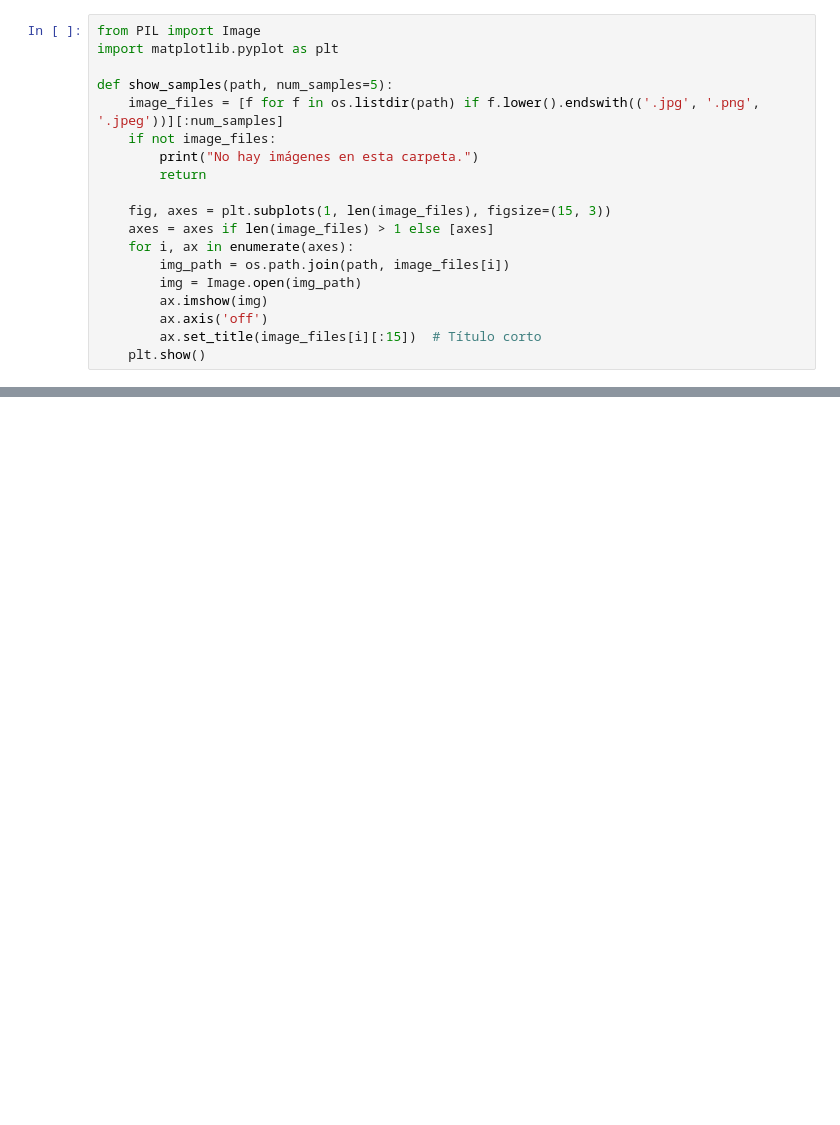
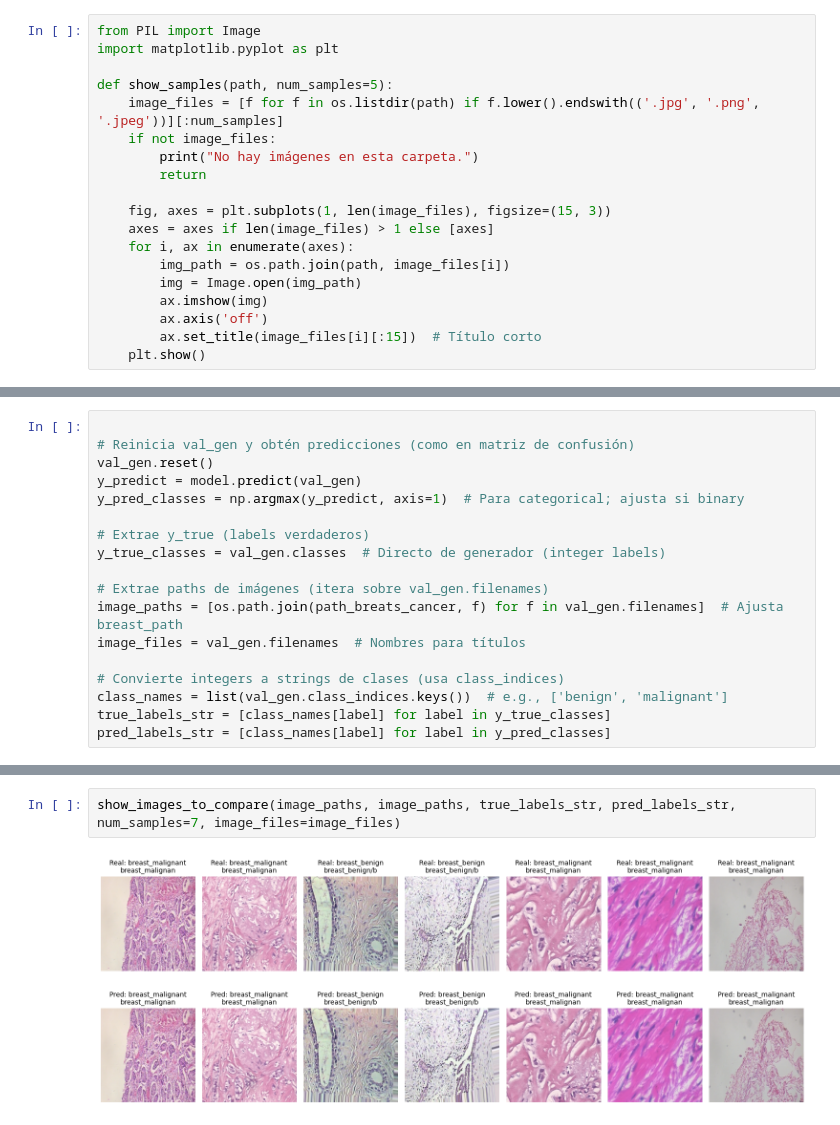
Before and after one commit to Cristiand056/practicas_IA, a Jupyter notebook: Breats_cancer_with_image.ipynb, the cells around one changed output, grey strips where cells are left out. Drawn from its saved outputs; the diff is of its cells as text; blank space fills up the shorter version.

```diff
--- a/Breats_cancer_with_image.ipynb
+++ b/Breats_cancer_with_image.ipynb
@@ -180,0 +272,18 @@ y_perdict = model.predict(val_gen)
+# %%
+
+# Reinicia val_gen y obtén predicciones (como en matriz de confusión)
+val_gen.reset()
+y_predict = model.predict(val_gen)
+y_pred_classes = np.argmax(y_predict, axis=1)  # Para categorical; ajusta si binary
+
+# Extrae y_true (labels verdaderos)
+y_true_classes = val_gen.classes  # Directo de generador (integer labels)
+
+# Extrae paths de imágenes (itera sobre val_gen.filenames)
+image_paths = [os.path.join(path_breats_cancer, f) for f in val_gen.filenames]  # Ajusta breast_path
+image_files = val_gen.filenames  # Nombres para títulos
+
+# Convierte integers a strings de clases (usa class_indices)
+class_names = list(val_gen.class_indices.keys())  # e.g., ['benign', 'malignant']
+true_labels_str = [class_names[label] for label in y_true_classes]
+pred_labels_str = [class_names[label] for label in y_pred_classes]
@@ -180,0 +292,4 @@ y_perdict = model.predict(val_gen)
+# %%
+show_images_to_compare(image_paths, image_paths, true_labels_str, pred_labels_str, num_samples=7, image_files=image_files)
+# %% [output]
+[figure, added]
```
Also changed, not shown: parts of 15 cells of this notebook.
